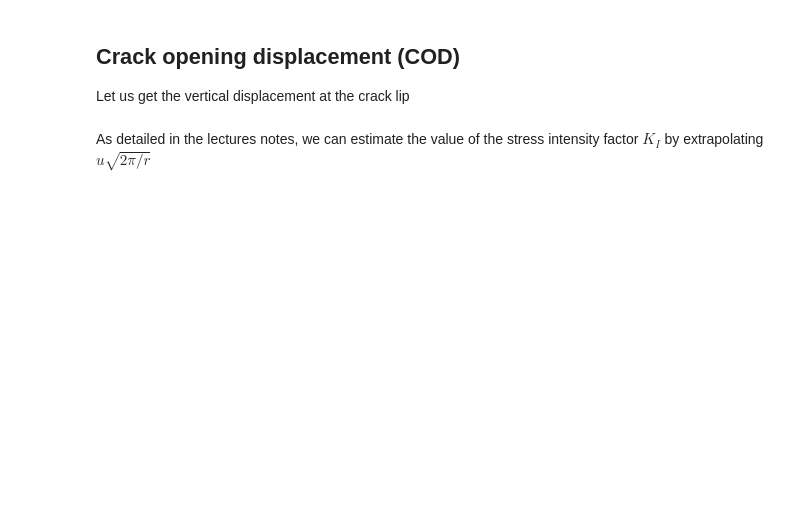
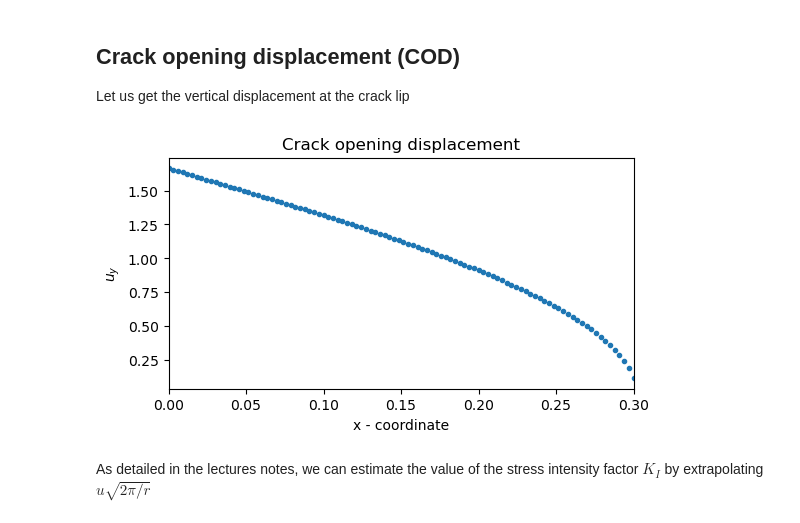
Before and after one commit to newfrac/fenicsx-fracture, a Jupyter notebook: notebooks/linear-elasticity/02-LEFM.ipynb, the cells around one changed output. Cells and saved outputs as stored; diff of their text form; code cells hidden in the pictures; blank space fills up the shorter version.

```diff
--- a/notebooks/linear-elasticity/02-LEFM.ipynb
+++ b/notebooks/linear-elasticity/02-LEFM.ipynb
@@ -77,10 +81,18 @@ else:
 
 Let us get the vertical displacement at the crack lip
 # %%
-from evaluate_on_points import evaluate_on_points
+from evaluate_at_points import evaluate_at_points
 xs = np.linspace(0,Lcrack,100)
 ys = 0.0 * np.ones_like(xs)
 zs = 0.0 * np.ones_like(xs)
 points = np.array([xs,ys,zs])
-u_values = evaluate_on_points(uh,points)
-us = u_values[1][:,1]
+u_values = evaluate_at_points(points,uh)
+us = u_values[:,1]
+plt.plot(xs,us,".")
+plt.xlim([0.,Lcrack])
+plt.xlabel("x - coordinate")
+plt.ylabel(r"$u_y$")
+plt.title("Crack opening displacement")
+plt.savefig(f"{outdir}/COD.png")
+# %% [output]
+[figure, added]
```
Also changed, not shown: parts of 12 cells of this notebook, 1 other file.
